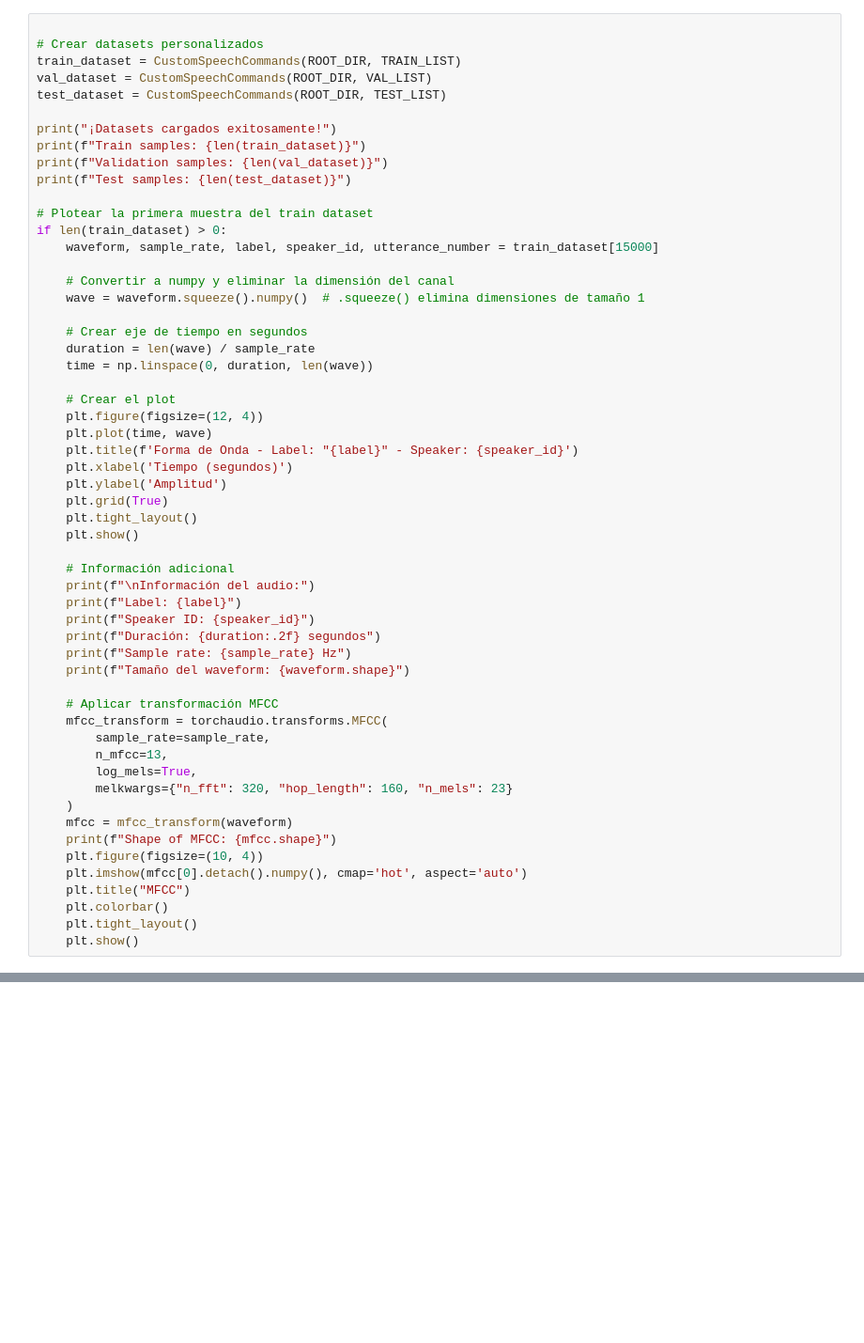
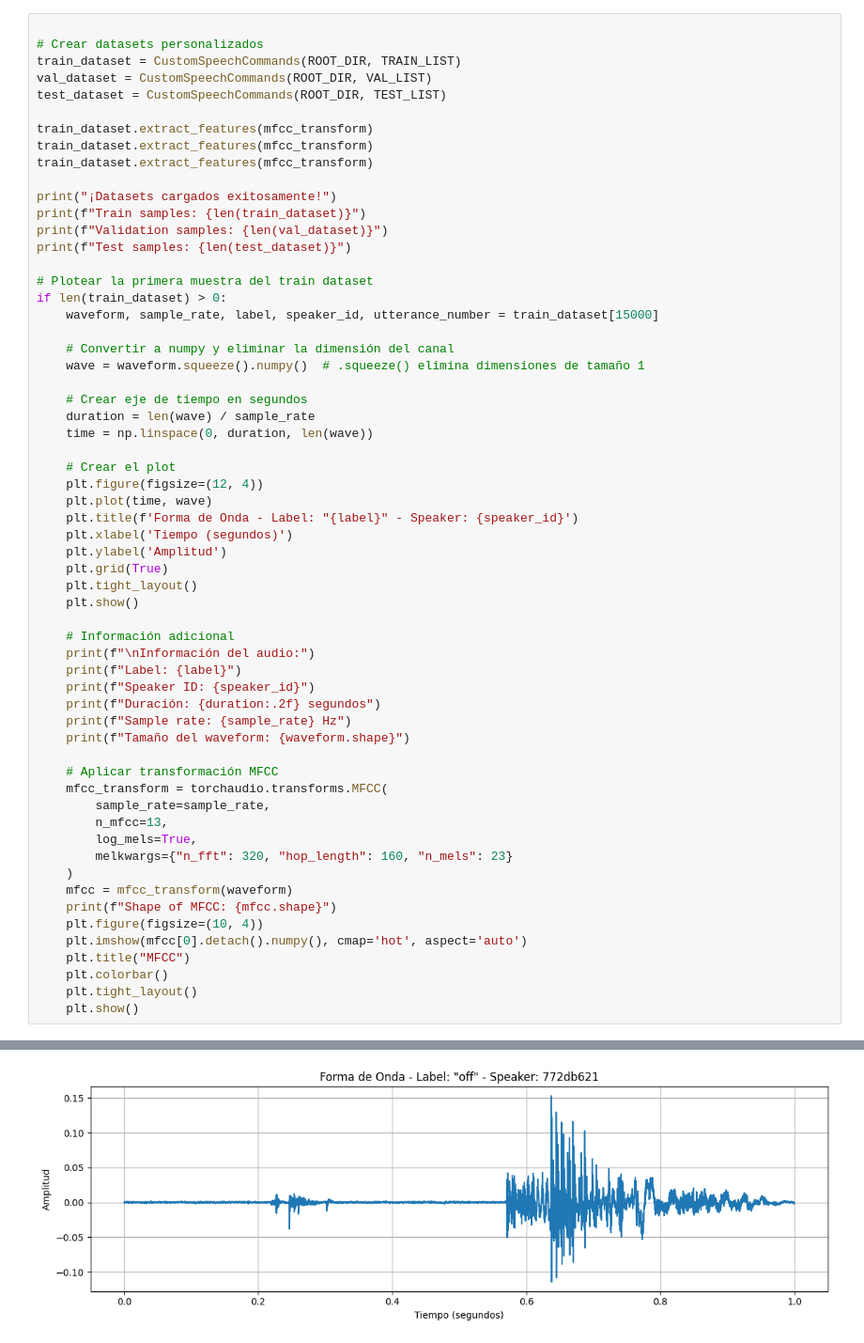
Before and after one commit to PhillipeJoos/Proyecto-EL4106, a Jupyter notebook: main_note.ipynb, the cells around one changed output, grey strips where cells are left out. Shown at 94% size. Cells and saved outputs as stored; diff of their text form; blank space fills up the shorter version.

Commit message:
modificación de dataset

```diff
--- a/main_note.ipynb
+++ b/main_note.ipynb
@@ -99,6 +114,10 @@ def extract_features(dataset):
 train_dataset = CustomSpeechCommands(ROOT_DIR, TRAIN_LIST)
 val_dataset = CustomSpeechCommands(ROOT_DIR, VAL_LIST)
 test_dataset = CustomSpeechCommands(ROOT_DIR, TEST_LIST)
+
+train_dataset.extract_features(mfcc_transform)
+train_dataset.extract_features(mfcc_transform)
+train_dataset.extract_features(mfcc_transform)
 
 print("¡Datasets cargados exitosamente!")
 print(f"Train samples: {len(train_dataset)}")
@@ -149,3 +168,4 @@ if len(train_dataset) > 0:
     plt.colorbar()
     plt.tight_layout()
     plt.show()
+# %% [output]
@@ -151,0 +191 @@ if len(train_dataset) > 0:
+[figure, added]
```
Also changed, not shown: parts of 8 cells of this notebook, 5 other files.
